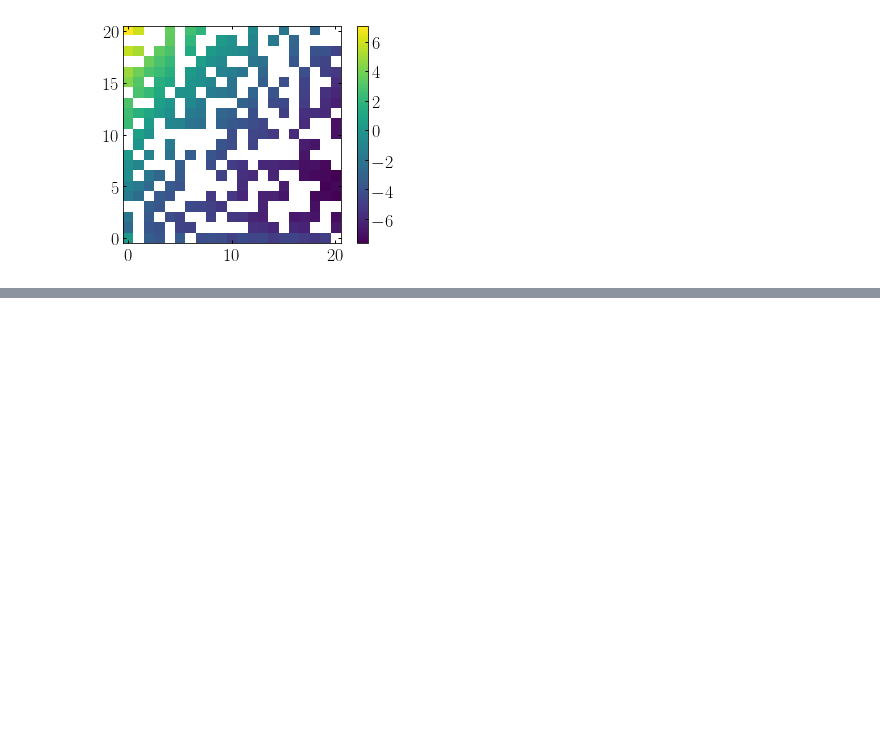
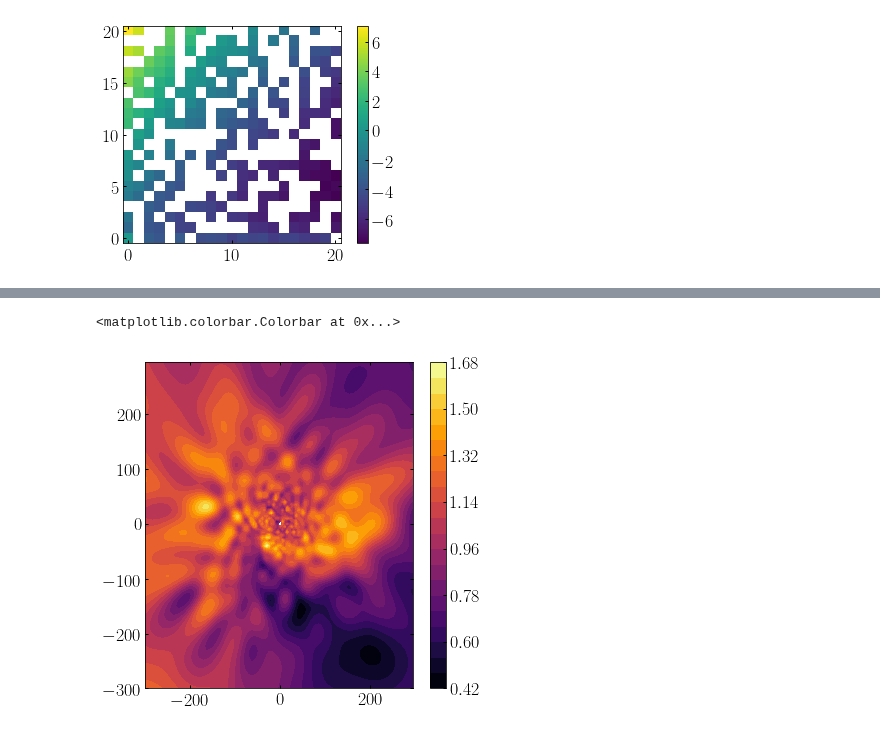
Before and after one commit to jngaravitoc/MW-LMC-SCF, a Jupyter notebook: code/BFE_coeff_noise.ipynb, the cells around one changed output, grey strips where cells are left out. Cells and saved outputs as stored; diff of their text form; code cells hidden in the pictures; blank space fills up the shorter version.

```diff
--- a/code/BFE_coeff_noise.ipynb
+++ b/code/BFE_coeff_noise.ipynb
@@ -237,0 +268,5 @@ rho_mwlmc_opt= biff.density(np.ascontiguousarray(np.array([np.zeros(len(y_grid.f
+# %%
+rho_mwlmc_base_opt= biff.density(np.ascontiguousarray(np.array([np.zeros(len(y_grid.flatten())),
+                                                            y_grid.flatten(),
+                                                            z_grid.flatten()]).T),
+                           S_mean_opt_0, T_mean_opt_0, M=1, r_s=40.85)
@@ -238,3 +281,11 @@ rho_mwlmc_opt= biff.density(np.ascontiguousarray(np.array([np.zeros(len(y_grid.f
+# %%
+figsize(6,6)
+contourf(y_grid, z_grid, (np.abs(rho_mwlmc_opt/rho_mwlmc_base_opt)).reshape(120, 120), 20,
+         origin='lower', cmap='inferno')
+colorbar()
+# %% [output]
+<matplotlib.colorbar.Colorbar at 0x...>
+[figure, added]
 # %%
 figure(figsize=(16,6))
 subplot(1, 2, 1)
```
Also changed, not shown: parts of 17 cells of this notebook.
